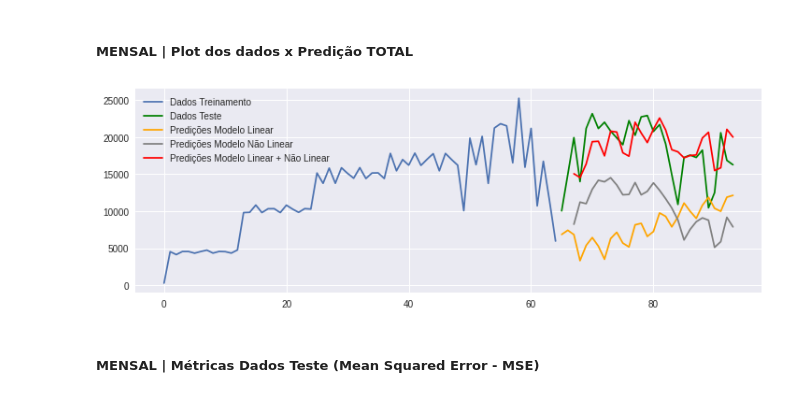
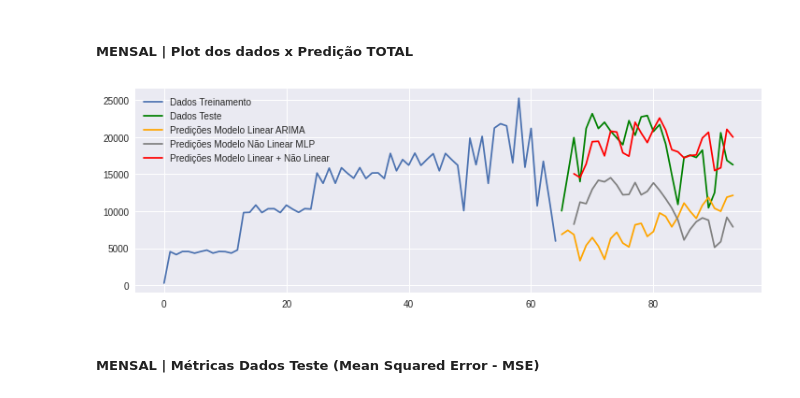
Before and after one commit to lcpbrandao/Analytics_Producao_Industrial, a Jupyter notebook: Projeto_Analytics_para_Produção_Industrial_(v02).ipynb, the cells around one changed output. Cells and saved outputs as stored; diff of their text form; code cells hidden in the pictures.

```diff
--- a/Projeto_Analytics_para_Produção_Industrial_(v02).ipynb
+++ b/Projeto_Analytics_para_Produção_Industrial_(v02).ipynb
@@ -510,5 +527,0 @@ for i in range(testSize2-1):
-# %%
-plt.plot(range(testSize2),x_test2,range(testSize2),Predicoes_ARIMA_DT2)
-plt.legend(['Dados Teste','Predições - ARIMA - Dados Teste'], loc='upper right', bbox_to_anchor=(0.88, 0., 0.5, 0.4))
-rcParams['figure.figsize'] = 12, 4
-plt.show()
@@ -547,12 +555,0 @@ plt.show()
-# %%
-plt.plot(range(trainSize2),x_treino2)
-plt.plot(range(trainSize2,trainSize2+testSize2), x_test2, color = 'green')
-
-plt.plot(range(trainSize2,trainSize2+testSize2),Predicoes_ARIMA_DT2, color = 'orange')
-
-plt.legend(['Dados Treinamento',
-            'Dados Teste',
-            'Predições - ARIMA - Dados Teste'])
-
-rcParams['figure.figsize'] = 12, 4
-plt.show()
@@ -616,21 +611,21 @@ Predicoes_Final_DT = Predicoes_ARIMA_DT2[time_window:] + Predicoes_NL_DT
 # %%
 plt.plot(range(trainSize2),x_treino2)
 plt.plot(range(trainSize2,trainSize2+testSize2), x_test2, color = 'green')
 
 plt.plot(range(trainSize2,trainSize2+testSize2),Predicoes_ARIMA_DT2, color = 'orange')
 plt.plot(range(trainSize2+time_window,trainSize2+testSize2),Predicoes_NL_DT, color = 'grey')
 plt.plot(range(trainSize2+time_window,trainSize2+testSize2),Predicoes_Final_DT, color = 'red')
 
 plt.legend(['Dados Treinamento',
             'Dados Teste',
-            'Predições Modelo Linear',
-            'Predições Modelo Não Linear',
+            'Predições Modelo Linear ARIMA',
+            'Predições Modelo Não Linear MLP',
             'Predições Modelo Linear + Não Linear'])
 
 rcParams['figure.figsize'] = 12, 4
 plt.show()
 # %% [output]
-[figure, old version]
+[figure, new version]
 # %% [markdown]
 ##### MENSAL | Métricas Dados Teste (Mean Squared Error - MSE)
 # %%
```
Also changed, not shown: parts of 16 cells of this notebook.
